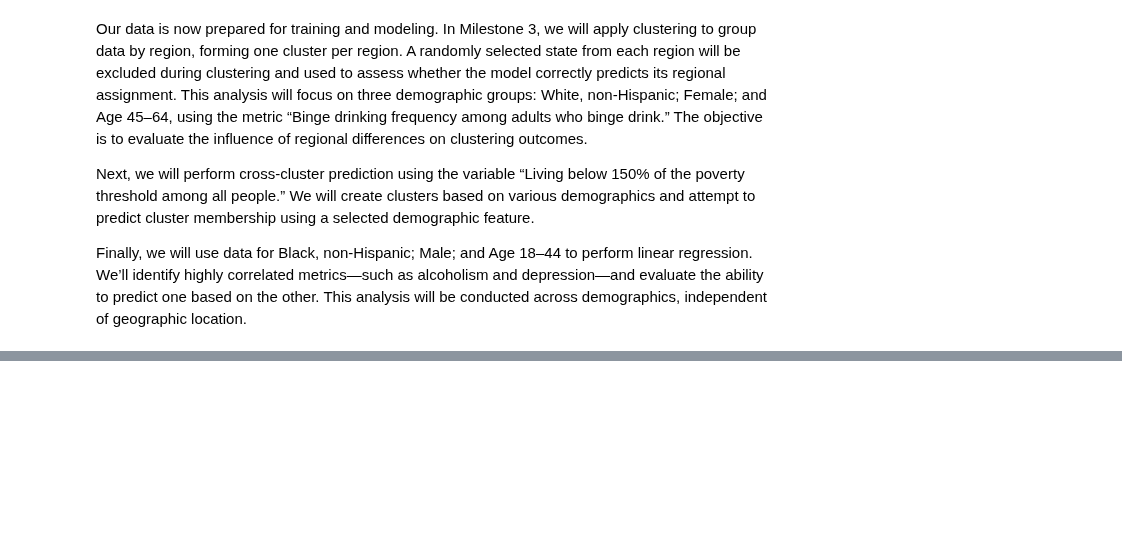
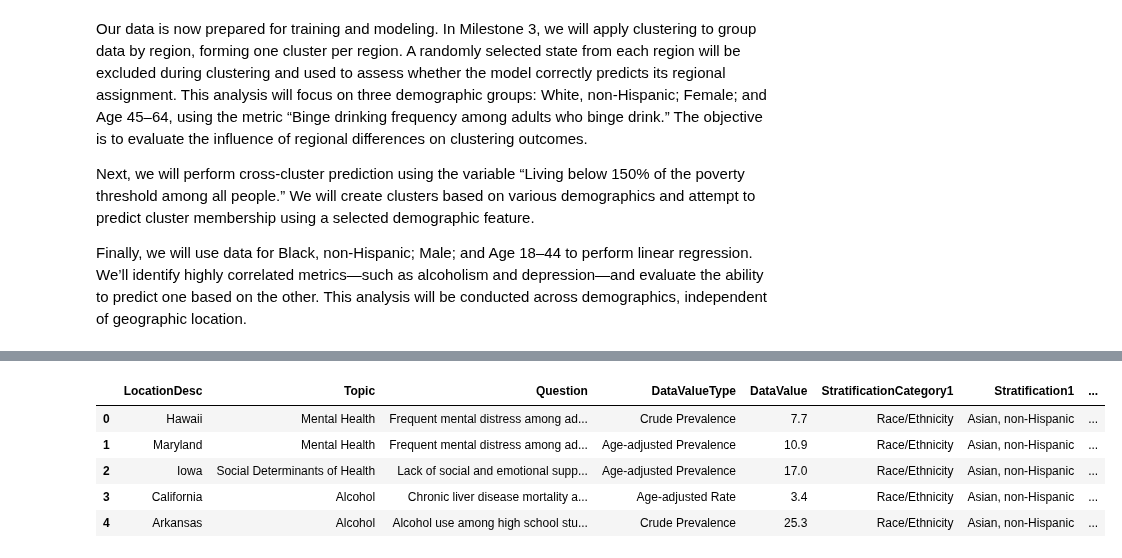
Before and after one commit to gabriel-joseph/data_science_portfolio, a Jupyter notebook: summer2025/dsc550_data_mining/term_project/milestone3/vance_dsc_550_term_project.ipynb, the cells around one changed output, grey strips where cells are left out. Saved outputs shown, nothing was run; the diff lists cells and outputs as text; code cells hidden in the pictures; blank space fills up the shorter version.

```diff
--- a/summer2025/dsc550_data_mining/term_project/milestone3/vance_dsc_550_term_project.ipynb
+++ b/summer2025/dsc550_data_mining/term_project/milestone3/vance_dsc_550_term_project.ipynb
@@ -361,0 +488,13 @@ Finally, we will use data for Black, non-Hispanic; Male; and Age 18–44 to perf
+# %%
+# Racial Demographic DataFrames
+racial_demographic_df =  [asian_non_hispanic, black_non_hispanic, hispanic, multiracial_non_hispanic, white_non_hispanic, american_indian_alaska_native_non_hispanic, hawaiian_pacific_islander_non_hispanic]
+# Concat dfs into single df
+racial_demographic_df = pd.concat(racial_demographic_df, ignore_index=True)
+racial_demographic_df.head()
+# %% [output]
+|  | LocationDesc | Topic | Question | DataValueType | DataValue | StratificationCategory1 | Stratification1 | ... |
+| 0 | Hawaii | Mental Health | Frequent mental distress among ad... | Crude Prevalence | 7.7 | Race/Ethnicity | Asian, non-Hispanic | ... |
+| 1 | Maryland | Mental Health | Frequent mental distress among ad... | Age-adjusted Prevalence | 10.9 | Race/Ethnicity | Asian, non-Hispanic | ... |
+| 2 | Iowa | Social Determinants of Health | Lack of social and emotional supp... | Age-adjusted Prevalence | 17.0 | Race/Ethnicity | Asian, non-Hispanic | ... |
+| 3 | California | Alcohol | Chronic liver disease mortality a... | Age-adjusted Rate | 3.4 | Race/Ethnicity | Asian, non-Hispanic | ... |
+| 4 | Arkansas | Alcohol | Alcohol use among high school stu... | Crude Prevalence | 25.3 | Race/Ethnicity | Asian, non-Hispanic | ... |
```
Also changed, not shown: parts of 12 cells of this notebook.
